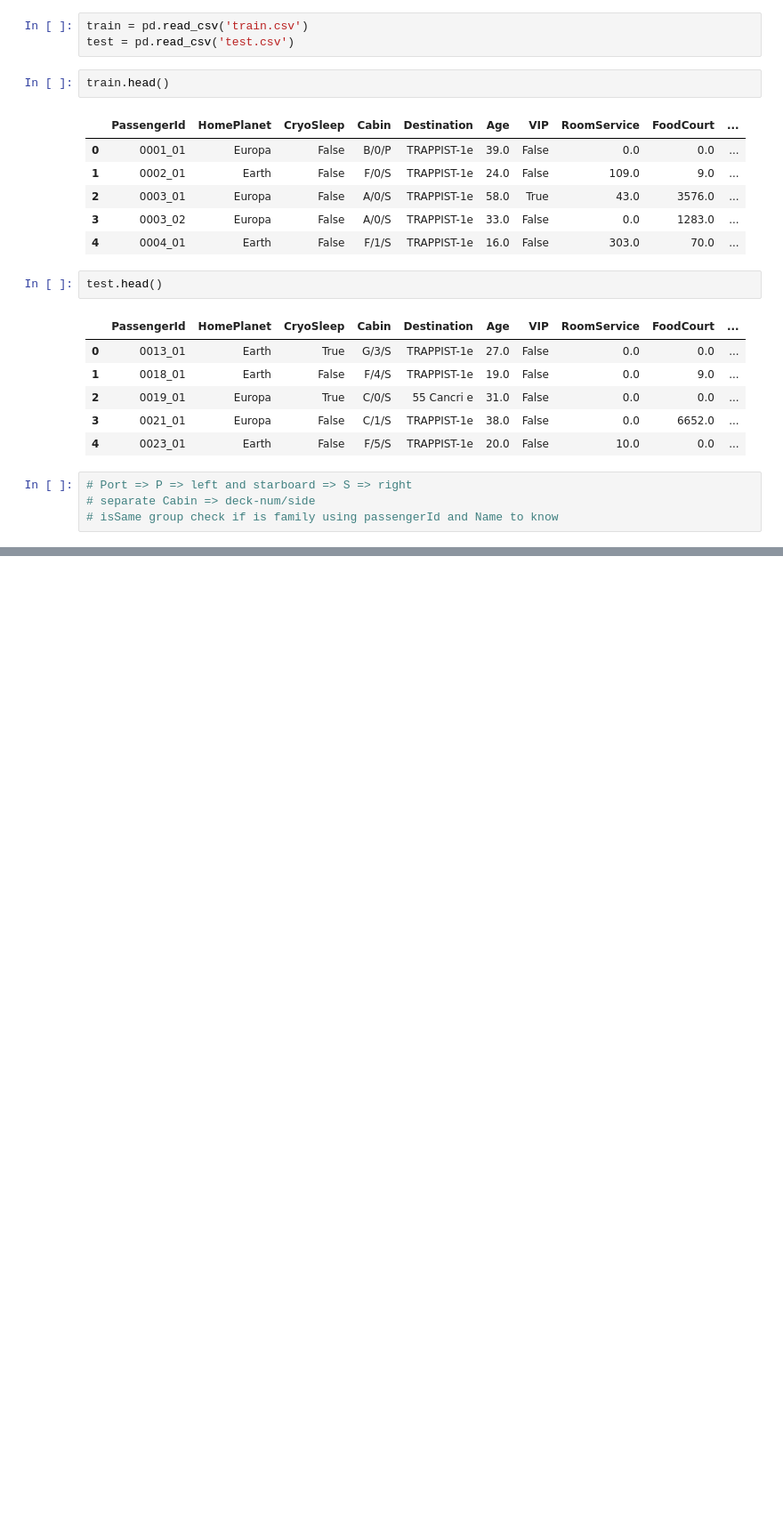
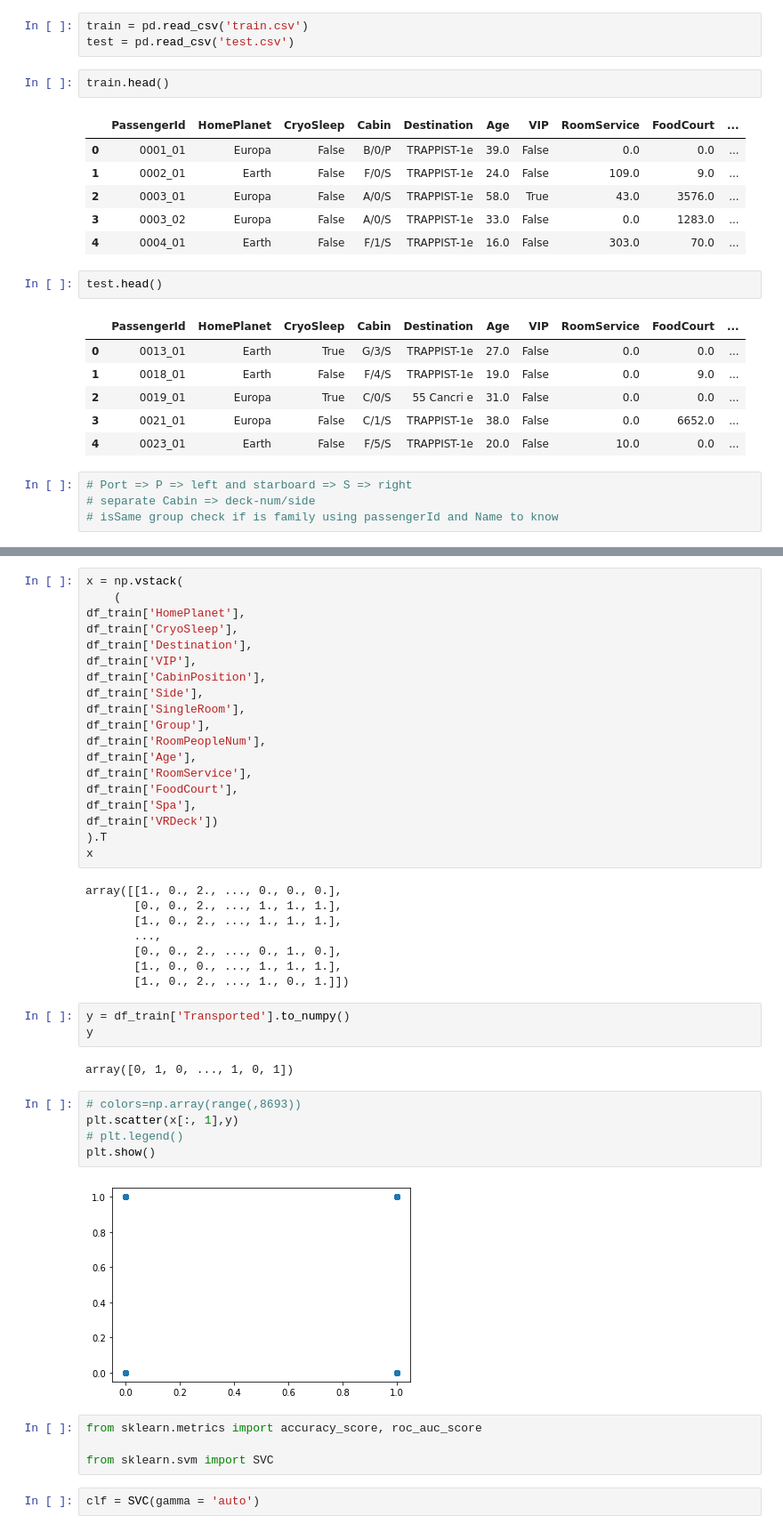
Before and after one commit to wuchienhsun/Spaceship-Titanic, a Jupyter notebook: Spaceship_Titanic.ipynb, the cells around one changed output, grey strips where cells are left out. Shown at 89% size. Saved outputs shown, nothing was run; the diff lists cells and outputs as text; blank space fills up the shorter version.

```diff
--- a/Spaceship_Titanic.ipynb
+++ b/Spaceship_Titanic.ipynb
@@ -98,0 +159,45 @@ group_dict {'B0': 4, 'F0': 4, 'A0': 6, 'F1': 4, 'F2': 4, 'F3': 2, 'B1': 6, 'G1':
+# %%
+x = np.vstack(
+    (
+df_train['HomePlanet'],
+df_train['CryoSleep'],
+df_train['Destination'],
+df_train['VIP'],
+df_train['CabinPosition'],
+df_train['Side'],
+df_train['SingleRoom'],
+df_train['Group'],
+df_train['RoomPeopleNum'],
+df_train['Age'],
+df_train['RoomService'],
+df_train['FoodCourt'],
+df_train['Spa'],
+df_train['VRDeck'])
+).T
+x
+# %% [output]
+array([[1., 0., 2., ..., 0., 0., 0.],
+       [0., 0., 2., ..., 1., 1., 1.],
+       [1., 0., 2., ..., 1., 1., 1.],
+       ...,
+       [0., 0., 2., ..., 0., 1., 0.],
+       [1., 0., 0., ..., 1., 1., 1.],
+       [1., 0., 2., ..., 1., 0., 1.]])
+# %%
+y = df_train['Transported'].to_numpy()
+y
+# %% [output]
+array([0, 1, 0, ..., 1, 0, 1])
+# %%
+# colors=np.array(range(,8693))
+plt.scatter(x[:, 1],y)
+# plt.legend()
+plt.show()
+# %% [output]
+[figure, added]
+# %%
+from sklearn.metrics import accuracy_score, roc_auc_score
+
+from sklearn.svm import SVC
+# %%
+clf = SVC(gamma = 'auto')
```
Also changed, not shown: parts of 13 cells of this notebook.
